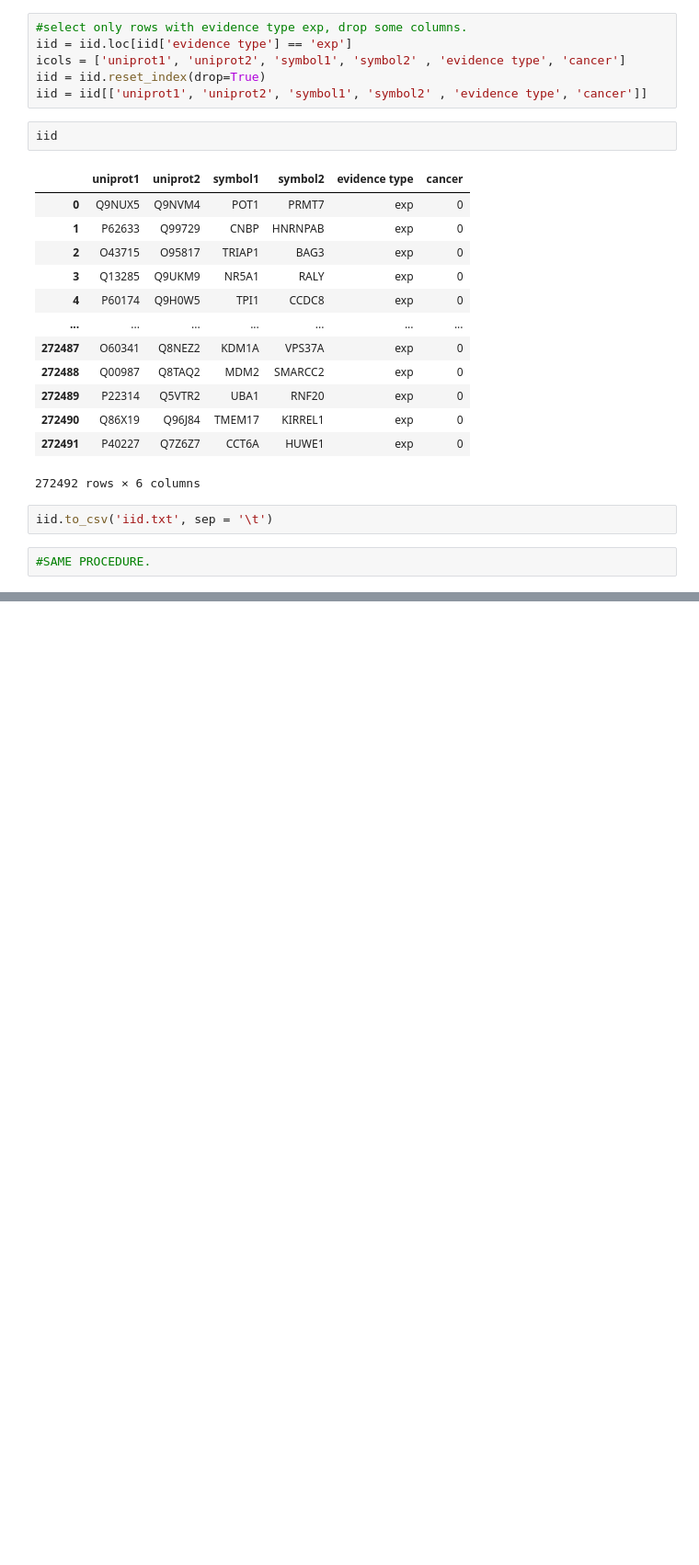
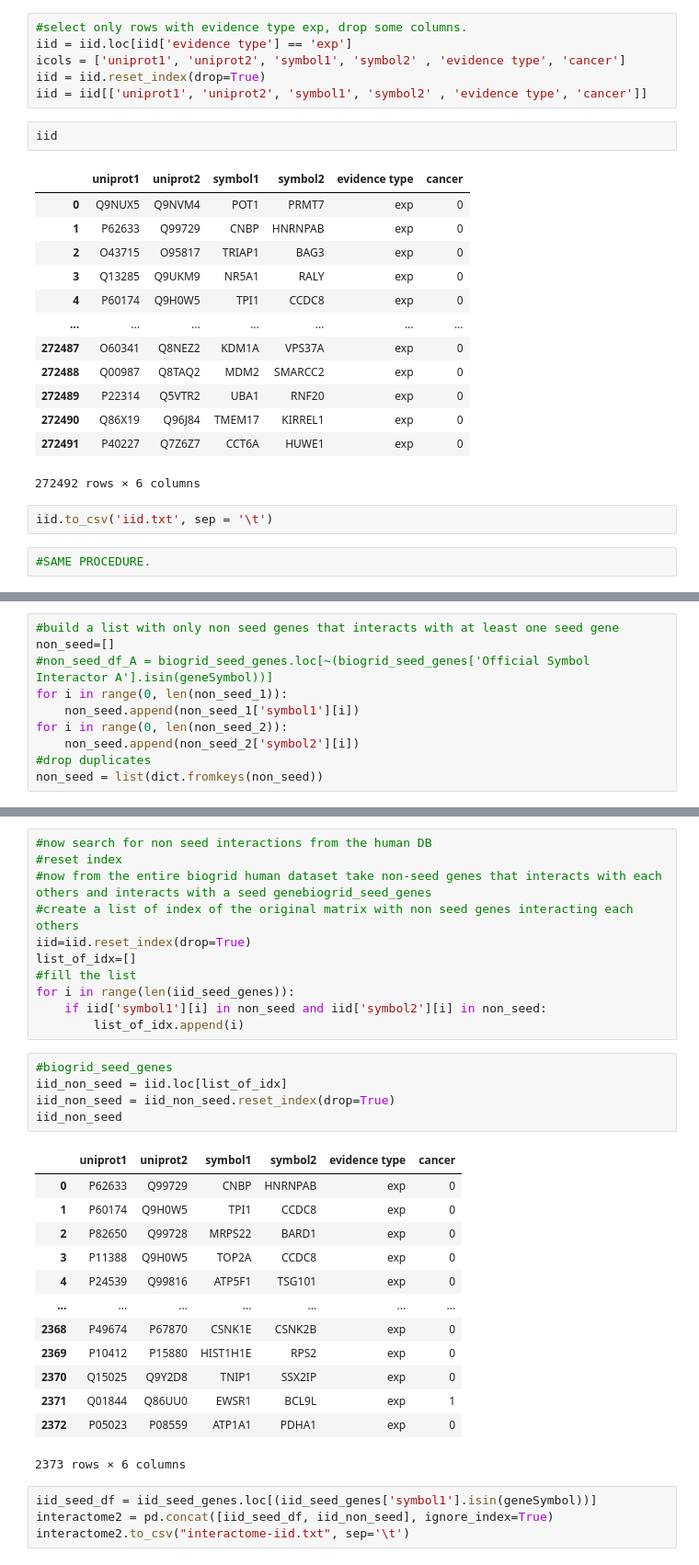
Before and after one commit to giuliacassara/Malignant-Mesothelioma, a Jupyter notebook: Analysis.ipynb, the cells around one changed output, grey strips where cells are left out. Shown: that part at 92% size. Drawn from its saved outputs; the diff is of its cells as text; blank space fills up the shorter version.

```diff
--- a/Analysis.ipynb
+++ b/Analysis.ipynb
@@ -397,0 +479,10 @@ iid.to_csv('iid.txt', sep = '\t')
+# %%
+#build a list with only non seed genes that interacts with at least one seed gene
+non_seed=[]
+#non_seed_df_A = biogrid_seed_genes.loc[~(biogrid_seed_genes['Official Symbol Interactor A'].isin(geneSymbol))]
+for i in range(0, len(non_seed_1)):
+    non_seed.append(non_seed_1['symbol1'][i])
+for i in range(0, len(non_seed_2)):
+    non_seed.append(non_seed_2['symbol2'][i])
+#drop duplicates
+non_seed = list(dict.fromkeys(non_seed))
@@ -397,0 +493,34 @@ iid.to_csv('iid.txt', sep = '\t')
+# %%
+#now search for non seed interactions from the human DB
+#reset index
+#now from the entire biogrid human dataset take non-seed genes that interacts with each others and interacts with a seed genebiogrid_seed_genes
+#create a list of index of the original matrix with non seed genes interacting each others
+iid=iid.reset_index(drop=True)
+list_of_idx=[]
+#fill the list
+for i in range(len(iid_seed_genes)):
+    if iid['symbol1'][i] in non_seed and iid['symbol2'][i] in non_seed:
+        list_of_idx.append(i)
+# %%
+#biogrid_seed_genes
+iid_non_seed = iid.loc[list_of_idx]
+iid_non_seed = iid_non_seed.reset_index(drop=True)
+iid_non_seed
+# %% [output]
+|  | uniprot1 | uniprot2 | symbol1 | symbol2 | evidence type | cancer |
+| 0 | P62633 | Q99729 | CNBP | HNRNPAB | exp | 0 |
+| 1 | P60174 | Q9H0W5 | TPI1 | CCDC8 | exp | 0 |
+| 2 | P82650 | Q99728 | MRPS22 | BARD1 | exp | 0 |
+| 3 | P11388 | Q9H0W5 | TOP2A | CCDC8 | exp | 0 |
+| 4 | P24539 | Q99816 | ATP5F1 | TSG101 | exp | 0 |
+| ... | ... | ... | ... | ... | ... | ... |
+| 2368 | P49674 | P67870 | CSNK1E | CSNK2B | exp | 0 |
+| 2369 | P10412 | P15880 | HIST1H1E | RPS2 | exp | 0 |
+| 2370 | Q15025 | Q9Y2D8 | TNIP1 | SSX2IP | exp | 0 |
+| 2371 | Q01844 | Q86UU0 | EWSR1 | BCL9L | exp | 1 |
+| 2372 | P05023 | P08559 | ATP1A1 | PDHA1 | exp | 0 |
+2373 rows × 6 columns
+# %%
+iid_seed_df = iid_seed_genes.loc[(iid_seed_genes['symbol1'].isin(geneSymbol))]
+interactome2 = pd.concat([iid_seed_df, iid_non_seed], ignore_index=True)
+interactome2.to_csv("interactome-iid.txt", sep='\t')
```
Also changed, not shown: parts of 13 cells of this notebook.
